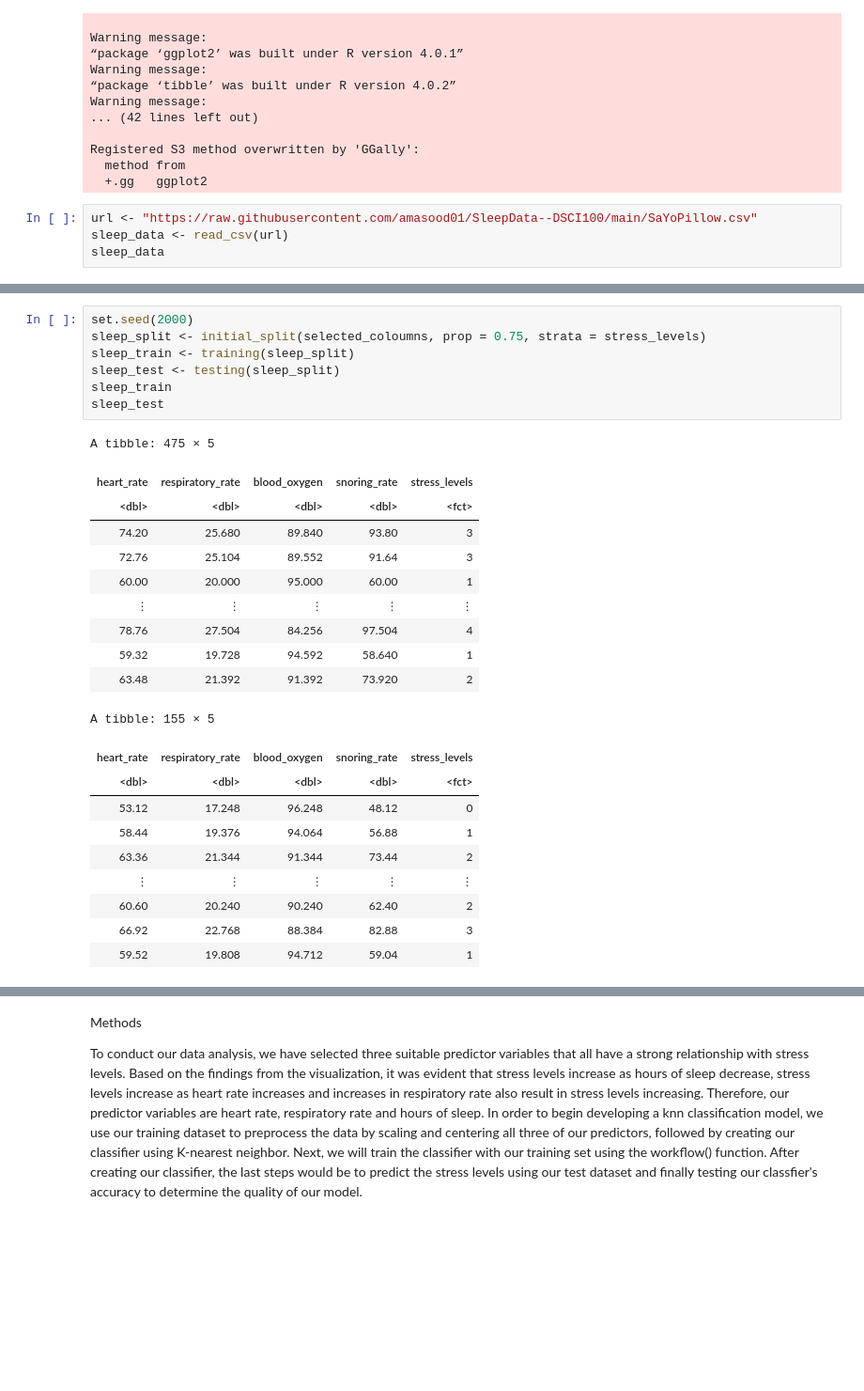
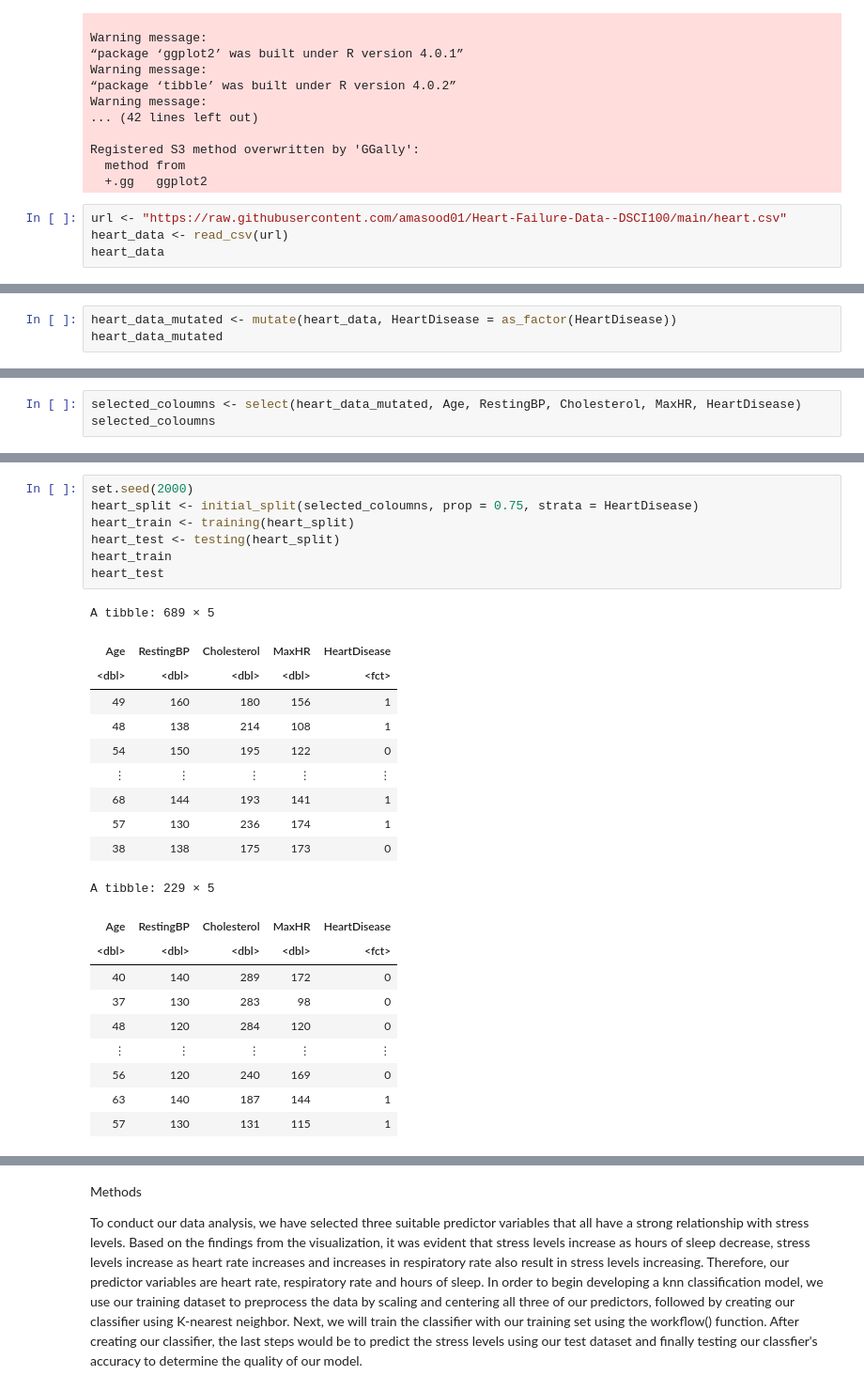
Before and after one commit to amasood01/Heart-Failure-Data--DSCI100, a Jupyter notebook: Group_project_report.ipynb, the cells around one changed output, grey strips where cells are left out. Shown at 94% size. Cells and saved outputs as stored; diff of their text form; blank space fills up the shorter version.

```diff
--- a/Group_project_report.ipynb
+++ b/Group_project_report.ipynb
@@ -32,7 +32,7 @@ Registered S3 method overwritten by 'GGally':
   method from
   +.gg   ggplot2
 # %%
-url <- "https://raw.githubusercontent.com/amasood01/SleepData--DSCI100/main/SaYoPillow.csv"
-sleep_data <- read_csv(url)
-sleep_data
+url <- "https://raw.githubusercontent.com/amasood01/Heart-Failure-Data--DSCI100/main/heart.csv"
+heart_data <- read_csv(url)
+heart_data
 # %% [output]
@@ -119,0 +64,3 @@ We selected the above four variables to visualize against stress levels (Hours o
+# %%
+heart_data_mutated <- mutate(heart_data, HeartDisease = as_factor(HeartDisease))
+heart_data_mutated
@@ -119,0 +78,3 @@ We selected the above four variables to visualize against stress levels (Hours o
+# %%
+selected_coloumns <- select(heart_data_mutated, Age, RestingBP, Cholesterol, MaxHR, HeartDisease)
+selected_coloumns
@@ -120,29 +92,29 @@ We selected the above four variables to visualize against stress levels (Hours o
 # %%
 set.seed(2000)
-sleep_split <- initial_split(selected_coloumns, prop = 0.75, strata = stress_levels)
-sleep_train <- training(sleep_split)
-sleep_test <- testing(sleep_split)
-sleep_train
-sleep_test
+heart_split <- initial_split(selected_coloumns, prop = 0.75, strata = HeartDisease)
+heart_train <- training(heart_split)
+heart_test <- testing(heart_split)
+heart_train
+heart_test
 # %% [output]
-A tibble: 475 × 5
+A tibble: 689 × 5
-| heart_rate | respiratory_rate | blood_oxygen | snoring_rate | stress_levels |
+| Age | RestingBP | Cholesterol | MaxHR | HeartDisease |
 | <dbl> | <dbl> | <dbl> | <dbl> | <fct> |
-| 74.20 | 25.680 | 89.840 | 93.80 | 3 |
-| 72.76 | 25.104 | 89.552 | 91.64 | 3 |
-| 60.00 | 20.000 | 95.000 | 60.00 | 1 |
+| 49 | 160 | 180 | 156 | 1 |
+| 48 | 138 | 214 | 108 | 1 |
+| 54 | 150 | 195 | 122 | 0 |
 | ⋮ | ⋮ | ⋮ | ⋮ | ⋮ |
-| 78.76 | 27.504 | 84.256 | 97.504 | 4 |
-| 59.32 | 19.728 | 94.592 | 58.640 | 1 |
-| 63.48 | 21.392 | 91.392 | 73.920 | 2 |
+| 68 | 144 | 193 | 141 | 1 |
+| 57 | 130 | 236 | 174 | 1 |
+| 38 | 138 | 175 | 173 | 0 |
-A tibble: 155 × 5
+A tibble: 229 × 5
-| heart_rate | respiratory_rate | blood_oxygen | snoring_rate | stress_levels |
+| Age | RestingBP | Cholesterol | MaxHR | HeartDisease |
 | <dbl> | <dbl> | <dbl> | <dbl> | <fct> |
-| 53.12 | 17.248 | 96.248 | 48.12 | 0 |
-| 58.44 | 19.376 | 94.064 | 56.88 | 1 |
-| 63.36 | 21.344 | 91.344 | 73.44 | 2 |
+| 40 | 140 | 289 | 172 | 0 |
+| 37 | 130 | 283 | 98 | 0 |
+| 48 | 120 | 284 | 120 | 0 |
 | ⋮ | ⋮ | ⋮ | ⋮ | ⋮ |
-| 60.60 | 20.240 | 90.240 | 62.40 | 2 |
-| 66.92 | 22.768 | 88.384 | 82.88 | 3 |
-| 59.52 | 19.808 | 94.712 | 59.04 | 1 |
+| 56 | 120 | 240 | 169 | 0 |
+| 63 | 140 | 187 | 144 | 1 |
+| 57 | 130 | 131 | 115 | 1 |
 # %%
```
Also changed, not shown: parts of 35 cells of this notebook.
